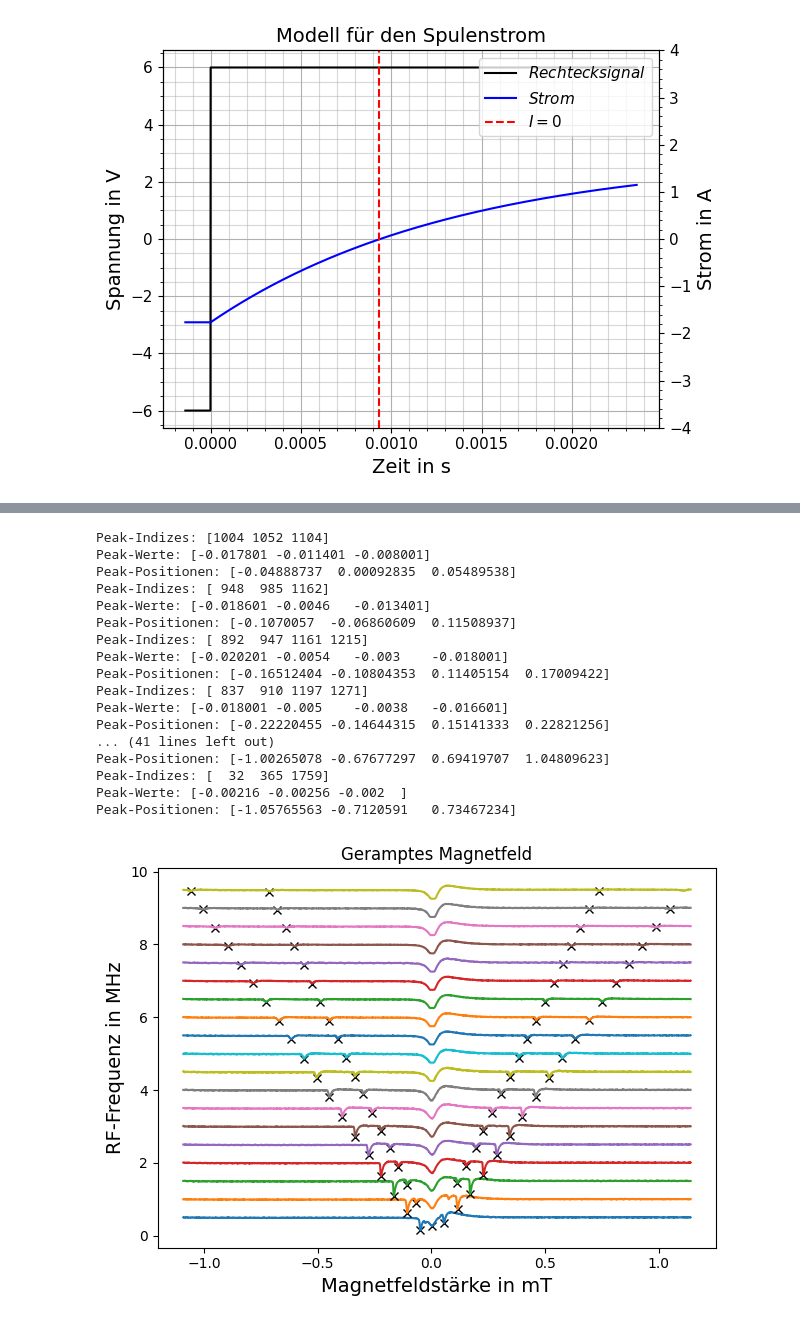
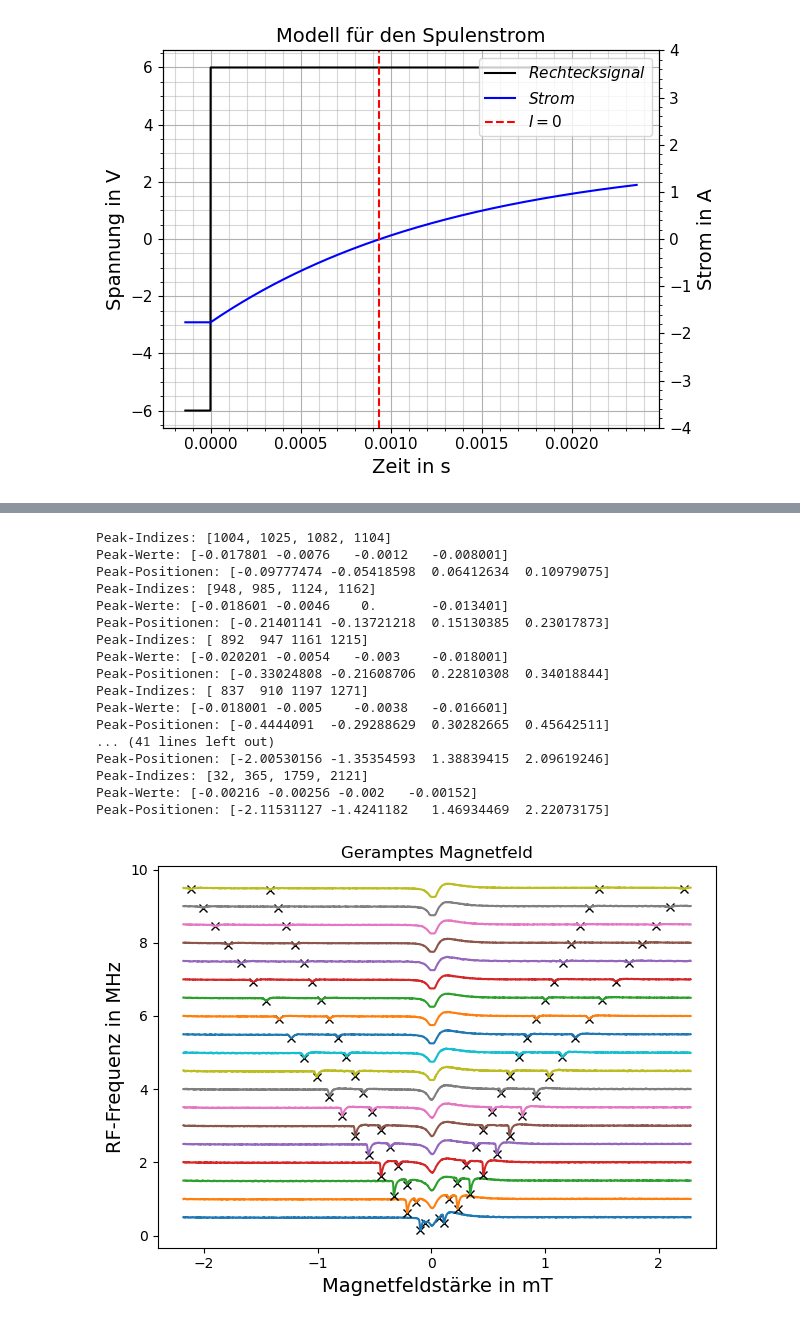
Before and after one commit to NicolasRohrbeck/fprak, a Jupyter notebook: scripts/optpumpen.ipynb, the cells around one changed output, grey strips where cells are left out. Drawn from its saved outputs; the diff is of its cells as text; code cells hidden in the pictures.

```diff
--- a/scripts/optpumpen.ipynb
+++ b/scripts/optpumpen.ipynb
@@ -307,7 +307,7 @@ plt.tight_layout()
 def B(U):
     mu_0=4*np.pi*10**(-7)
     r = 0.09
-    N = 80
+    N = 80*2 # hatte sich vorher mit dem Faktor beim Widerstand rausgekürzt, jetzt haben wir aber den Faktor in den Widerstand reingezogen
     U0 = 0.0346
     return mu_0*(4/5)**(3/2)*N/r*(U-U0)/R
 
@@ -349,51 +349,68 @@ offset = 0.5
 #festlegen einer maximalen Peakbreite um die Peaks vom Umpolen zu eliminieren
 max_width = 35
 # array in dem die gefundenen Peaks gespeichert werden, um sie später für die g-Faktor Berechnung zu verwenden
 peak85_B = []
 peak85_f = []
 peak87_B = []
 peak87_f = []
 
 for filename in os.listdir(r'../Messdaten/20260511_Optisches_Pumpen/'):
-    if filename.startswith("6_") and not filename.endswith("_ScopeSettings.txt") and not filename.startswith("6_RF_10"):
+    if filename.startswith("6_") and not filename.endswith("_ScopeSettings.txt") and not filename.startswith("6_RF_10") and not filename.startswith("6_Peaks"):
         zeit, rampe, diode= np.loadtxt(r'../Messdaten/20260511_Optisches_Pumpen/'+filename, skiprows=200, max_rows=2150, unpack=True, delimiter='\t')
 
         peaks, properties = find_peaks(-1*diode, height=0.0008, distance=20, prominence=0.002, width=(0, max_width))
+
+        if filename.startswith("6_RF_0Mhz5"):
+            peaks = [1004, 1025, 1082, 1104] # Achtung hardgecoded für skiprows=200
+        elif filename.startswith("6_RF_1Mhz0"):
+            peaks = [ 948,  985, 1124, 1162]
+        elif filename.startswith("6_RF_9Mhz5"):
+            peaks = [  32,  365, 1759, 2121]
+
+        peak85_B.extend([(B(m*zeit+b)[peaks][3]- B(m*zeit+b)[peaks][0])/2])
+        peak87_B.extend([(B(m*zeit+b)[peaks][2]- B(m*zeit+b)[peaks][1])/2])
+        peak85_f.extend([10**6*offset])
+        peak87_f.extend([10**6*offset])
+
         plt.plot(1000*B(m*zeit+b)[peaks], diode[peaks]*20+offset, "xk")
         plt.plot(1000*B(m*zeit+b), diode*20+offset)
         print("Peak-Indizes:", peaks)
         print("Peak-Werte:", diode[peaks])
         print("Peak-Positionen:", 1000*B(m*zeit+b)[peaks])
-        if len(peaks) == 4:
-            peak85_B.extend([(1000*B(m*zeit+b)[peaks][3]- 1000*B(m*zeit+b)[peaks][0])/2])
-            peak85_f.extend([10**6*offset])
-            peak87_B.extend([(1000*B(m*zeit+b)[peaks][2]- 1000*B(m*zeit+b)[peaks][1])/2])
-            peak87_f.extend([10**6*offset])
         offset += 0.5
+
+
+
+#Schreiben der gefundenen Peaks in eine Datei, falls irgendwann mal der Code kapeister geht
+#with open("../Messdaten/20260511_Optisches_Pumpen/6_Peaks.dat", "w") as f:
+#    f.write("B85 in mT\tf85 in MHz\tB87 in mT\tf87 in MHz\n")
+#    for b85, f85, b87, f87 in zip(peak85_B, peak85_f, peak87_B, peak87_f):
+#        f.write(f"{b85}\t{f85}\t{b87}\t{f87}\n")
+
 plt.title("Geramptes Magnetfeld")
 plt.xlabel("Magnetfeldstärke in mT", fontsize=14)
 plt.ylabel("RF-Frequenz in MHz", fontsize=14)
 plt.tight_layout()
 plt.savefig("../Bilder/Optisches Pumpen/Magnetfeld_Rampe.pdf")
 plt.show()
 # %% [output]
-Peak-Indizes: [1004 1052 1104]
-Peak-Werte: [-0.017801 -0.011401 -0.008001]
-Peak-Positionen: [-0.04888737  0.00092835  0.05489538]
-Peak-Indizes: [ 948  985 1162]
-Peak-Werte: [-0.018601 -0.0046   -0.013401]
-Peak-Positionen: [-0.1070057  -0.06860609  0.11508937]
+Peak-Indizes: [1004, 1025, 1082, 1104]
+Peak-Werte: [-0.017801 -0.0076   -0.0012   -0.008001]
+Peak-Positionen: [-0.09777474 -0.05418598  0.06412634  0.10979075]
+Peak-Indizes: [948, 985, 1124, 1162]
+Peak-Werte: [-0.018601 -0.0046    0.       -0.013401]
+Peak-Positionen: [-0.21401141 -0.13721218  0.15130385  0.23017873]
 Peak-Indizes: [ 892  947 1161 1215]
 Peak-Werte: [-0.020201 -0.0054   -0.003    -0.018001]
-Peak-Positionen: [-0.16512404 -0.10804353  0.11405154  0.17009422]
+Peak-Positionen: [-0.33024808 -0.21608706  0.22810308  0.34018844]
 Peak-Indizes: [ 837  910 1197 1271]
 Peak-Werte: [-0.018001 -0.005    -0.0038   -0.016601]
-Peak-Positionen: [-0.22220455 -0.14644315  0.15141333  0.22821256]
+Peak-Positionen: [-0.4444091  -0.29288629  0.30282665  0.45642511]
 ... (41 lines left out)
-Peak-Positionen: [-1.00265078 -0.67677297  0.69419707  1.04809623]
-Peak-Indizes: [  32  365 1759]
-Peak-Werte: [-0.00216 -0.00256 -0.002  ]
-Peak-Positionen: [-1.05765563 -0.7120591   0.73467234]
+Peak-Positionen: [-2.00530156 -1.35354593  1.38839415  2.09619246]
+Peak-Indizes: [32, 365, 1759, 2121]
+Peak-Werte: [-0.00216 -0.00256 -0.002   -0.00152]
+Peak-Positionen: [-2.11531127 -1.4241182   1.46934469  2.22073175]
-[figure, old version]
+[figure, new version]
 # %%
 # g Faktor bestimmen
```
Also changed, not shown: parts of 7 cells of this notebook, 3 other files.
